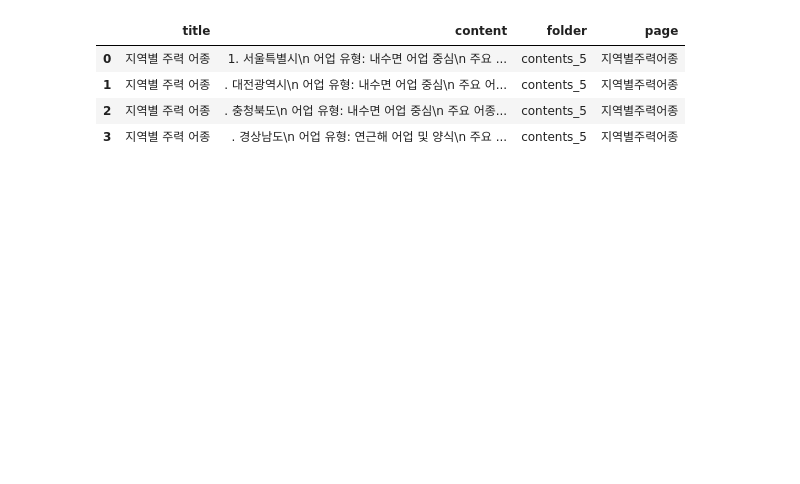
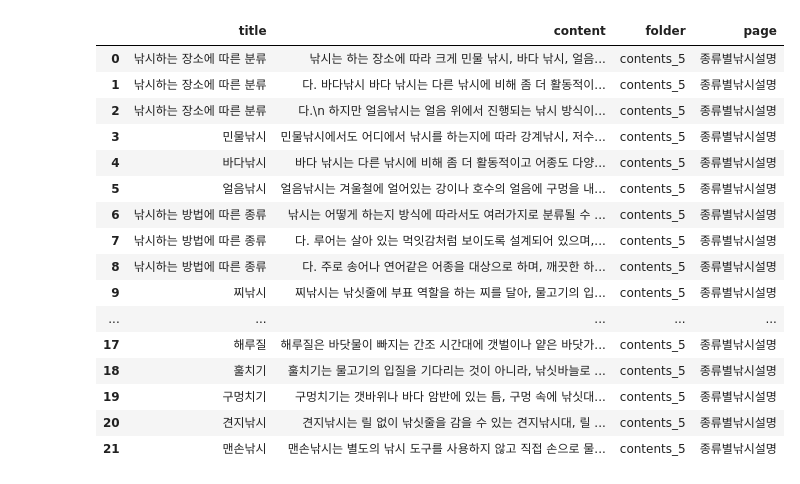
Before and after one commit to YSLEE24/advanced, a Jupyter notebook: dataExtraction.ipynb, the cells around one changed output. Drawn from its saved outputs; the diff is of its cells as text; code cells hidden in the pictures; blank space fills up the shorter version.

```diff
--- a/dataExtraction.ipynb
+++ b/dataExtraction.ipynb
@@ -41,11 +41,11 @@ mainPaths =[
     # # contents_5
     # './templates/contents/contents_5/어업종류.html',
     # './templates/contents/contents_5/지역별주력어종.html',
-    # './templates/contents/contents_5/낚시및해루질_금어기.html',
-    # './templates/contents/contents_5/낚시및해루질_낚시금지구역.html',
-    # './templates/contents/contents_5/낚시및해루질_종류별낚시설명및초보자팁.html',
-    # './templates/contents/contents_5/낚시및해루질_지역별낚시명소.html',
-    # './templates/contents/contents_5/낚시및해루질_지역별낚시용품점.html'
+    # './templates/contents/contents_5/금어기및금지체장.html',
+    # './templates/contents/contents_5/낚시금지구역.html',
+    './templates/contents/contents_5/종류별낚시설명.html',
+    # './templates/contents/contents_5/지역별낚시명소.html',
+    # './templates/contents/contents_5/지역별낚시용품점.html'
     ]
 
 file_path = mainPaths
@@ -73,37 +73,49 @@ for i in file_path:
     content = None
     for j in sections:
         titles = j.select('[name="content_title"]')
         contents = j.select('[name="content_text"]')
         # 둘 다 1개 이상일 때
         if len(titles) > 1 and len(contents) > 1:
             count = min(len(titles), len(contents))  # 길이 맞추기
             for k in range(count):
                 title = titles[k].get_text(separator=" ",strip=True)
                 content = contents[k].get_text(separator=" ", strip=True)
                 chunks = splitter.split_text(content)
                 for k, chunk in enumerate(chunks):
                     contentList.append([title, chunk, folder, page])
 
         # 하나만 있을 경우 (정확히 하나일 때만 출력)
         elif len(titles) == 1 and len(contents) == 1:
             title = titles[0].get_text(separator=" ", strip=True)
             content = contents[0].get_text(separator=" ", strip=True)
             chunks = splitter.split_text(content)
             for k, chunk in enumerate(chunks):
                 contentList.append([title, chunk, folder, page])
         else:
             print(f"{f}의 제목 또는 내용이 없습니다.")
             # print(j)
 
 df = pd.DataFrame(contentList,columns=["title", "content", "folder", "page"])
 df
 # len(df['title'].unique())
 # %% [output]
 |  | title | content | folder | page |
-| 0 | 지역별 주력 어종 | 1. 서울특별시\n 어업 유형: 내수면 어업 중심\n 주요 ... | contents_5 | 지역별주력어종 |
-| 1 | 지역별 주력 어종 | . 대전광역시\n 어업 유형: 내수면 어업 중심\n 주요 어... | contents_5 | 지역별주력어종 |
-| 2 | 지역별 주력 어종 | . 충청북도\n 어업 유형: 내수면 어업 중심\n 주요 어종... | contents_5 | 지역별주력어종 |
-| 3 | 지역별 주력 어종 | . 경상남도\n 어업 유형: 연근해 어업 및 양식\n 주요 ... | contents_5 | 지역별주력어종 |
+| 0 | 낚시하는 장소에 따른 분류 | 낚시는 하는 장소에 따라 크게 민물 낚시, 바다 낚시, 얼음... | contents_5 | 종류별낚시설명 |
+| 1 | 낚시하는 장소에 따른 분류 | 다. 바다낚시 바다 낚시는 다른 낚시에 비해 좀 더 활동적이... | contents_5 | 종류별낚시설명 |
+| 2 | 낚시하는 장소에 따른 분류 | 다.\n 하지만 얼음낚시는 얼음 위에서 진행되는 낚시 방식이... | contents_5 | 종류별낚시설명 |
+| 3 | 민물낚시 | 민물낚시에서도 어디에서 낚시를 하는지에 따라 강계낚시, 저수... | contents_5 | 종류별낚시설명 |
+| 4 | 바다낚시 | 바다 낚시는 다른 낚시에 비해 좀 더 활동적이고 어종도 다양... | contents_5 | 종류별낚시설명 |
+| 5 | 얼음낚시 | 얼음낚시는 겨울철에 얼어있는 강이나 호수의 얼음에 구멍을 내... | contents_5 | 종류별낚시설명 |
+| 6 | 낚시하는 방법에 따른 종류 | 낚시는 어떻게 하는지 방식에 따라서도 여러가지로 분류될 수 ... | contents_5 | 종류별낚시설명 |
+| 7 | 낚시하는 방법에 따른 종류 | 다. 루어는 살아 있는 먹잇감처럼 보이도록 설계되어 있으며,... | contents_5 | 종류별낚시설명 |
+| 8 | 낚시하는 방법에 따른 종류 | 다. 주로 송어나 연어같은 어종을 대상으로 하며, 깨끗한 하... | contents_5 | 종류별낚시설명 |
+| 9 | 찌낚시 | 찌낚시는 낚싯줄에 부표 역할을 하는 찌를 달아, 물고기의 입... | contents_5 | 종류별낚시설명 |
+| ... | ... | ... | ... | ... |
+| 17 | 해루질 | 해루질은 바닷물이 빠지는 간조 시간대에 갯벌이나 얕은 바닷가... | contents_5 | 종류별낚시설명 |
+| 18 | 훌치기 | 훌치기는 물고기의 입질을 기다리는 것이 아니라, 낚싯바늘로 ... | contents_5 | 종류별낚시설명 |
+| 19 | 구멍치기 | 구멍치기는 갯바위나 바다 암반에 있는 틈, 구멍 속에 낚싯대... | contents_5 | 종류별낚시설명 |
+| 20 | 견지낚시 | 견지낚시는 릴 없이 낚싯줄을 감을 수 있는 견지낚시대, 릴 ... | contents_5 | 종류별낚시설명 |
+| 21 | 맨손낚시 | 맨손낚시는 별도의 낚시 도구를 사용하지 않고 직접 손으로 물... | contents_5 | 종류별낚시설명 |
 # %%
 # 2. 문서 객체 생성
 documents = [
```
Also changed, not shown: 12 other files.
